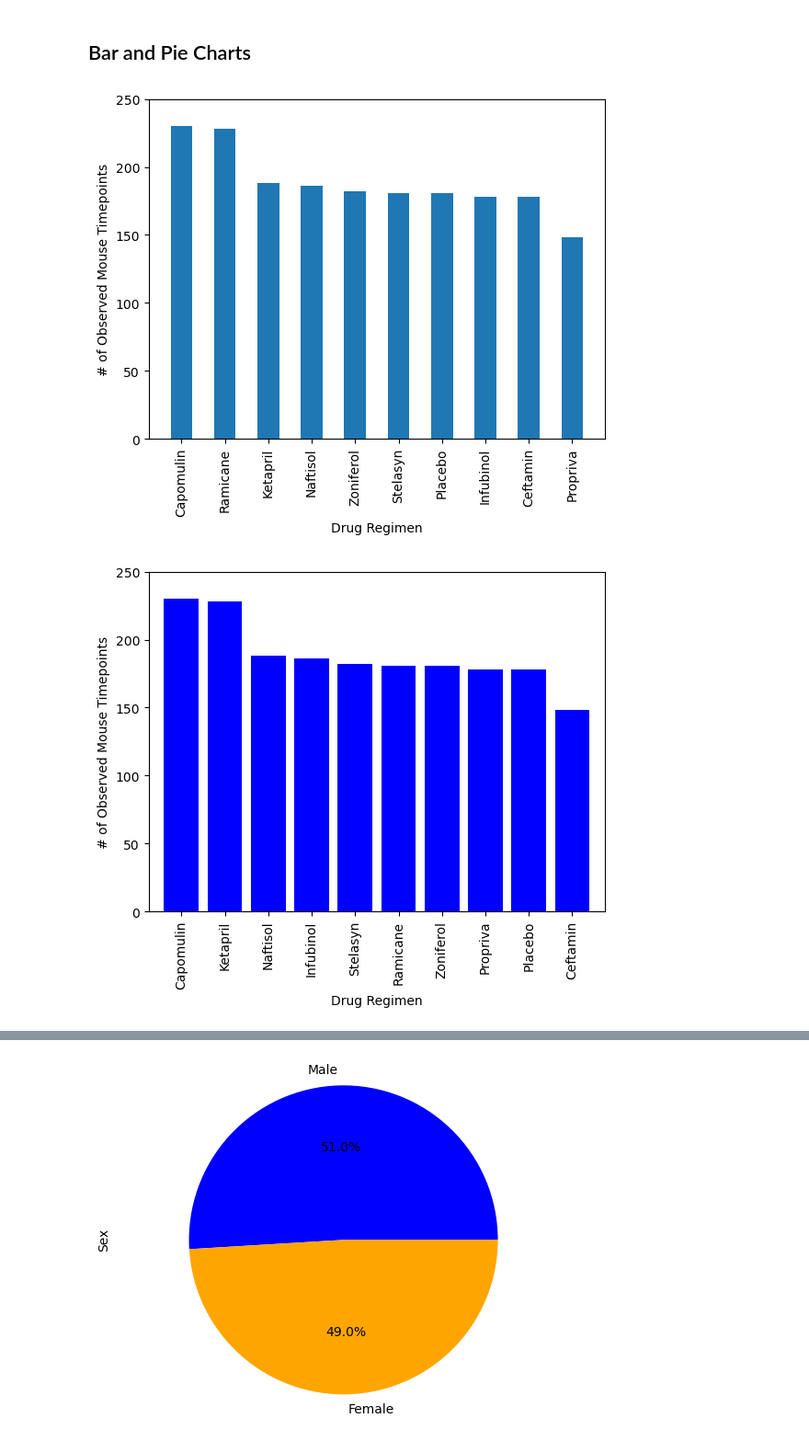
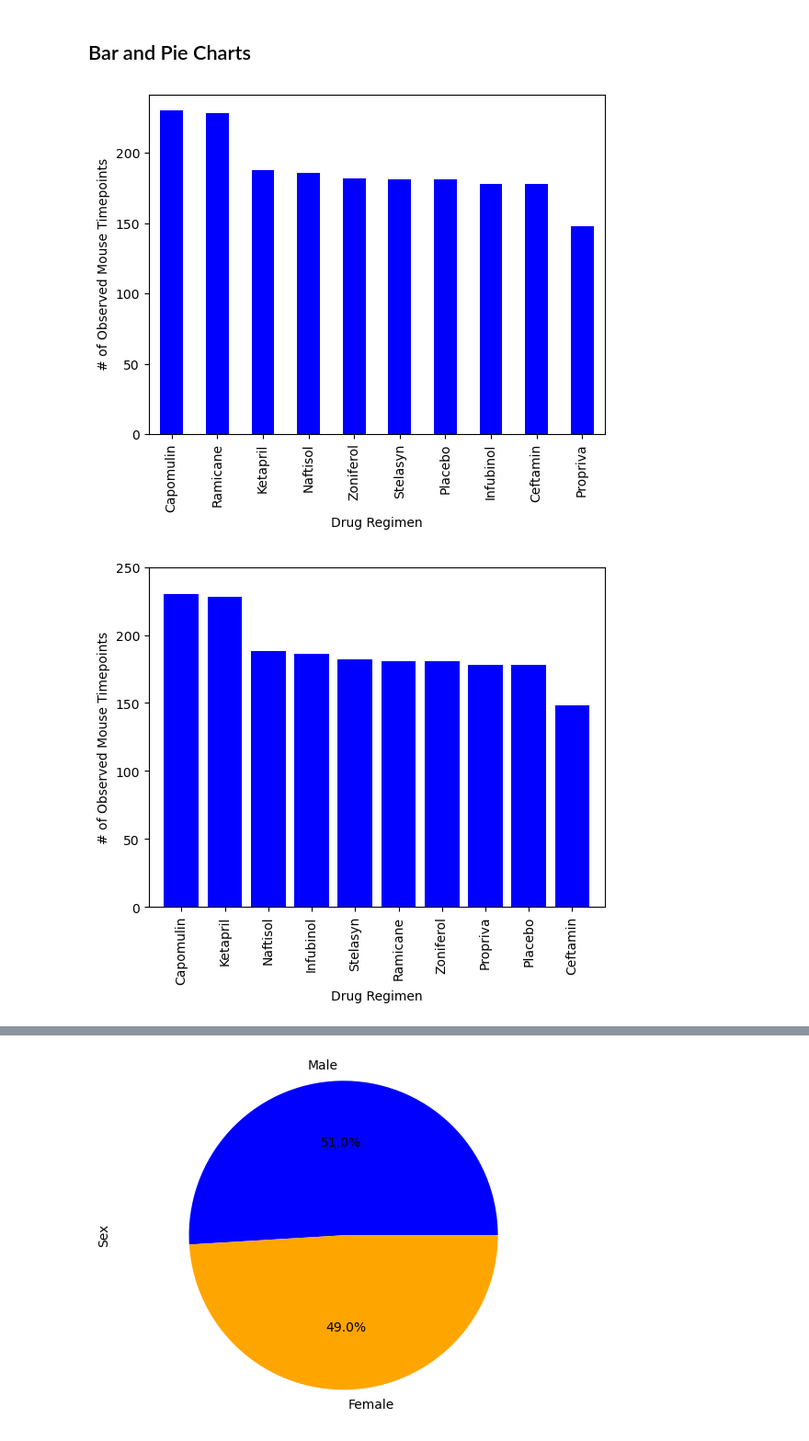
Before and after one commit to ddaniel2024/Module-5-Data-Visualisation, a Jupyter notebook: pymaceuticals_main.ipynb, the cells around one changed output, grey strips where cells are left out. Shown: that part at 92% size. Drawn from its saved outputs; the diff is of its cells as text; code cells hidden in the pictures.

```diff
--- a/pymaceuticals_main.ipynb
+++ b/pymaceuticals_main.ipynb
@@ -141,35 +141,36 @@ summary_df_2
 | Zoniferol | 53.236507 | 51.818479 | 48.533355 | 6.966589 | 0.516398 |
 # %% [markdown]
 ## Bar and Pie Charts
+# %%
+# Generate a bar plot showing the total number of rows (Mouse ID/Timepoints) for each drug regimen using Pandas.
+observed_timepoints_df = cleaned_data["Drug Regimen"].value_counts()
+observed_timepoints_chart = observed_timepoints_df.plot(kind="bar", color="b")
+
+observed_timepoints_chart.set_xlabel("Drug Regimen")
+observed_timepoints_chart.set_ylabel("# of Observed Mouse Timepoints")
+
+plt.show()
+# %% [output]
+[figure, added]
 # %%
-# Generate a bar plot showing the total number of rows (Mouse ID/Timepoints) for each drug regimen using Pandas.
-observed_timepoints_df = cleaned_data["Drug Regimen"].value_counts()
-observed_timepoints_df.plot(kind="bar")
+# Generate a bar plot showing the total number of rows (Mouse ID/Timepoints) for each drug regimen using pyplot.
+x_axis = cleaned_data["Drug Regimen"].unique()
+bar_data = cleaned_data["Drug Regimen"].value_counts()
+
+plt.bar(x_axis, bar_data, color="b", align="center")
+
+xtick_locations = [value for value in x_axis]
+plt.xticks(xtick_locations, rotation="vertical")
 
 plt.xlim(-0.75,len(x_axis)-0.25)
-plt.ylim(0, max(data)+20)
+plt.ylim(0, max(bar_data)+20)
 
 plt.xlabel("Drug Regimen")
 plt.ylabel("# of Observed Mouse Timepoints")
+
 plt.show()
 # %% [output]
-[figure, old version]
+[figure, new version]
-# %%
-# Generate a bar plot showing the total number of rows (Mouse ID/Timepoints) for each drug regimen using pyplot.
-x_axis = cleaned_data["Drug Regimen"].unique()
-bar_data = cleaned_data["Drug Regimen"].value_counts()
-
-plt.bar(x_axis, bar_data, color="b", align="center")
-plt.xticks(rotation="vertical")
-
-plt.xlim(-0.75,len(x_axis)-0.25)
-plt.ylim(0, max(data)+20)
-
-plt.xlabel("Drug Regimen")
-plt.ylabel("# of Observed Mouse Timepoints")
-plt.show()
-# %% [output]
-[figure, removed]
 # %%
 # Generate a pie plot showing the distribution of female versus male mice using Pandas
 gender_df = cleaned_data["Sex"].value_counts()
```
Also changed, not shown: parts of 7 cells of this notebook.
